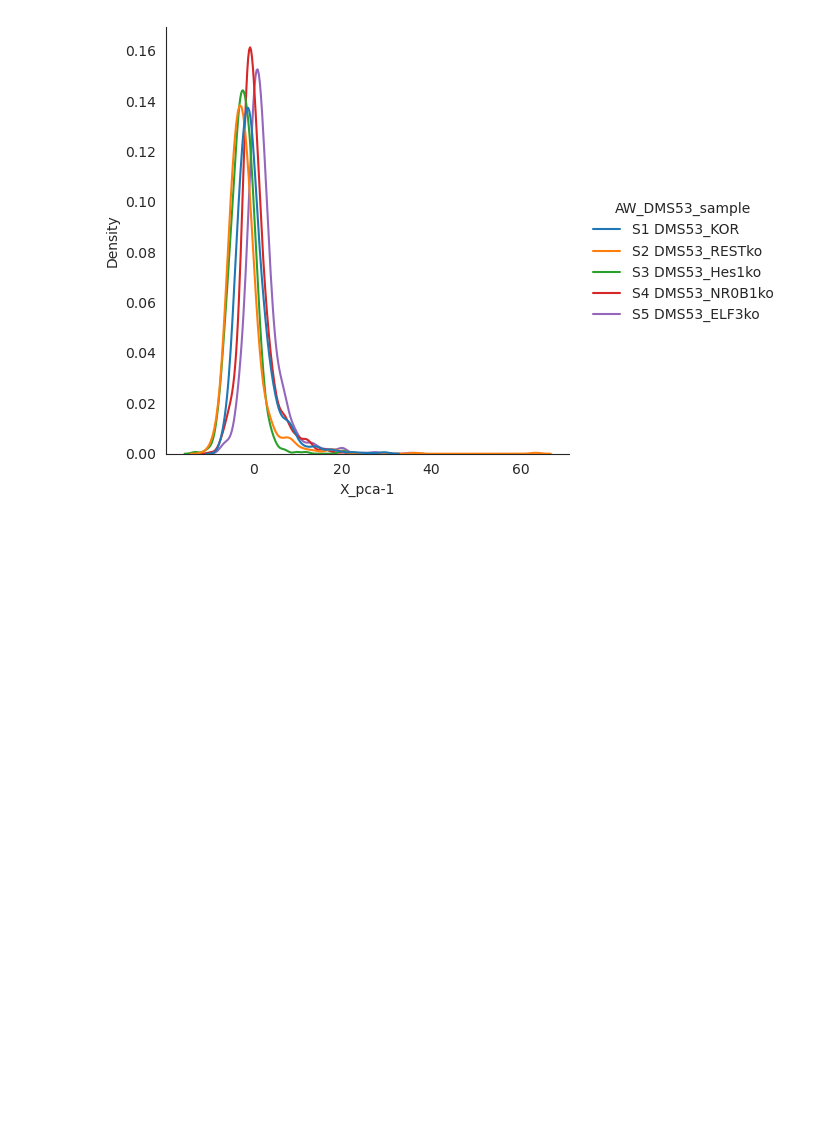
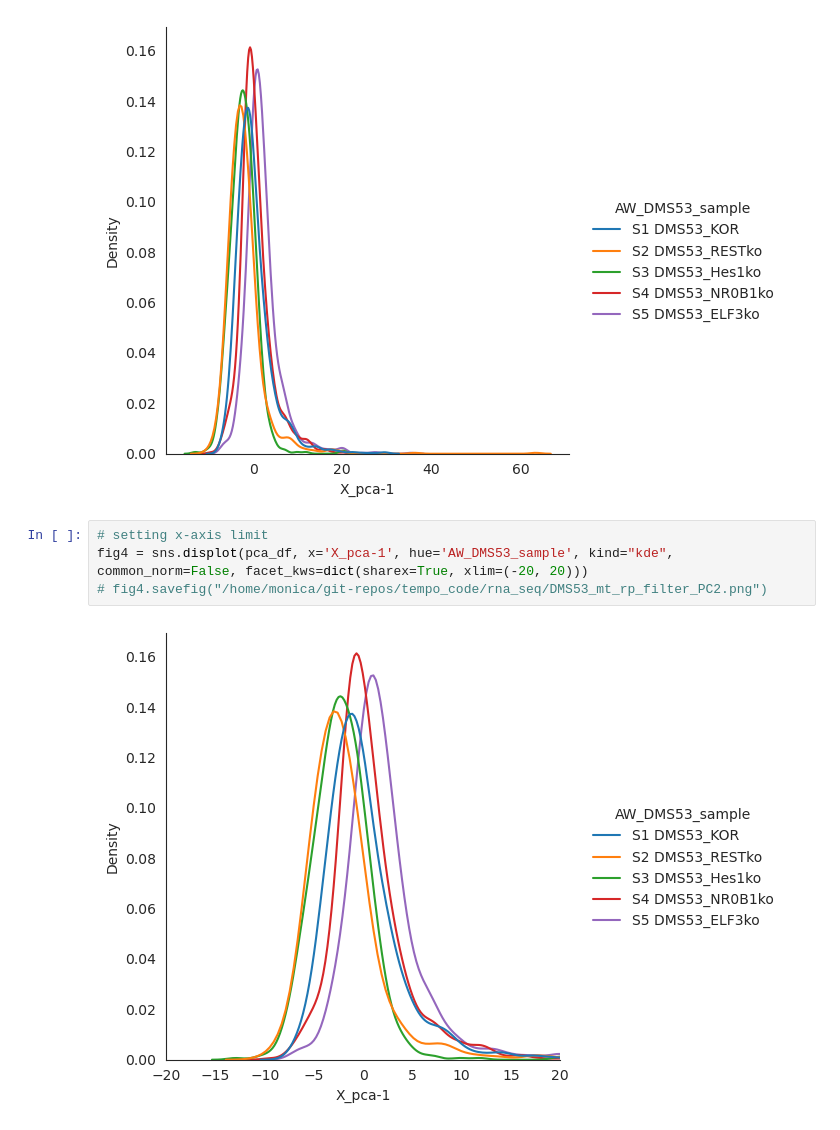
Before and after one commit to QuLab-VU/tempo_code, a Jupyter notebook: rna_seq/DMS53_MT_RP_filter.ipynb, the cells around one changed output. Drawn from its saved outputs; the diff is of its cells as text; blank space fills up the shorter version.

Commit message:
Updating figures

```diff
--- a/rna_seq/DMS53_MT_RP_filter.ipynb
+++ b/rna_seq/DMS53_MT_RP_filter.ipynb
@@ -333,3 +334,9 @@ fig2 = sns.displot(pca_df, x='X_pca-0', hue='AW_DMS53_sample', kind="kde", commo
 fig3 = sns.displot(pca_df, x='X_pca-1', hue='AW_DMS53_sample', kind="kde", common_norm=False)
 # %% [output]
 [figure]
+# %%
+# setting x-axis limit
+fig4 = sns.displot(pca_df, x='X_pca-1', hue='AW_DMS53_sample', kind="kde", common_norm=False, facet_kws=dict(sharex=True, xlim=(-20, 20)))
+# fig4.savefig("/home/monica/git-repos/tempo_code/rna_seq/DMS53_mt_rp_filter_PC2.png")
+# %% [output]
+[figure, added]
```
Also changed, not shown: parts of 1 cell of this notebook, 2 other files.
